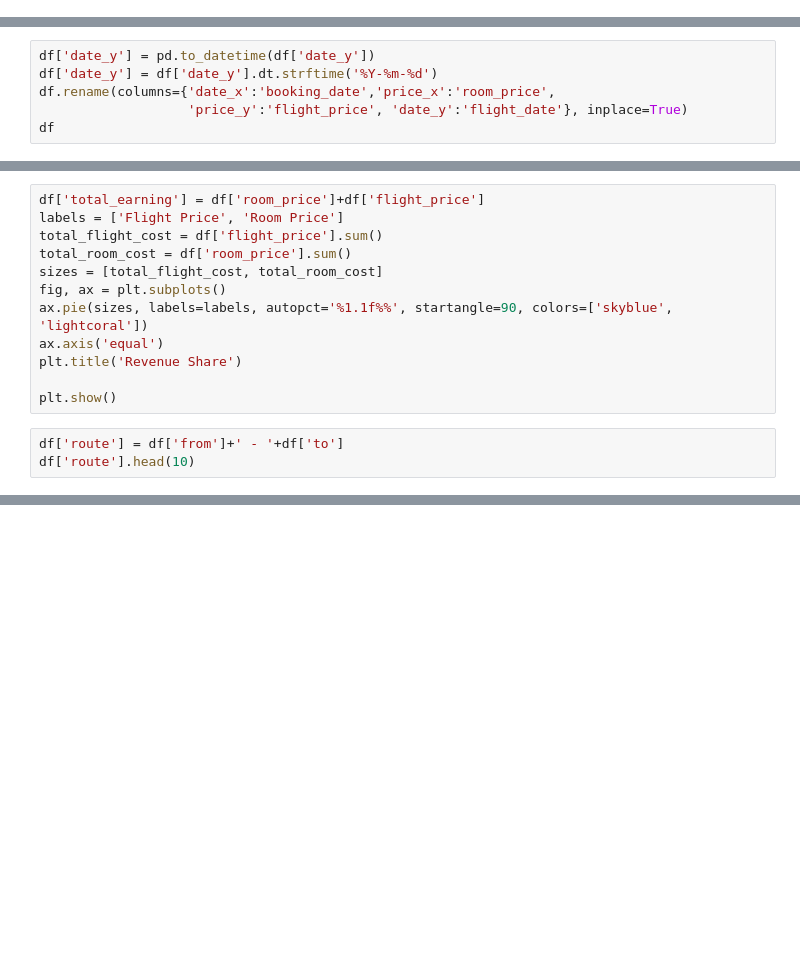
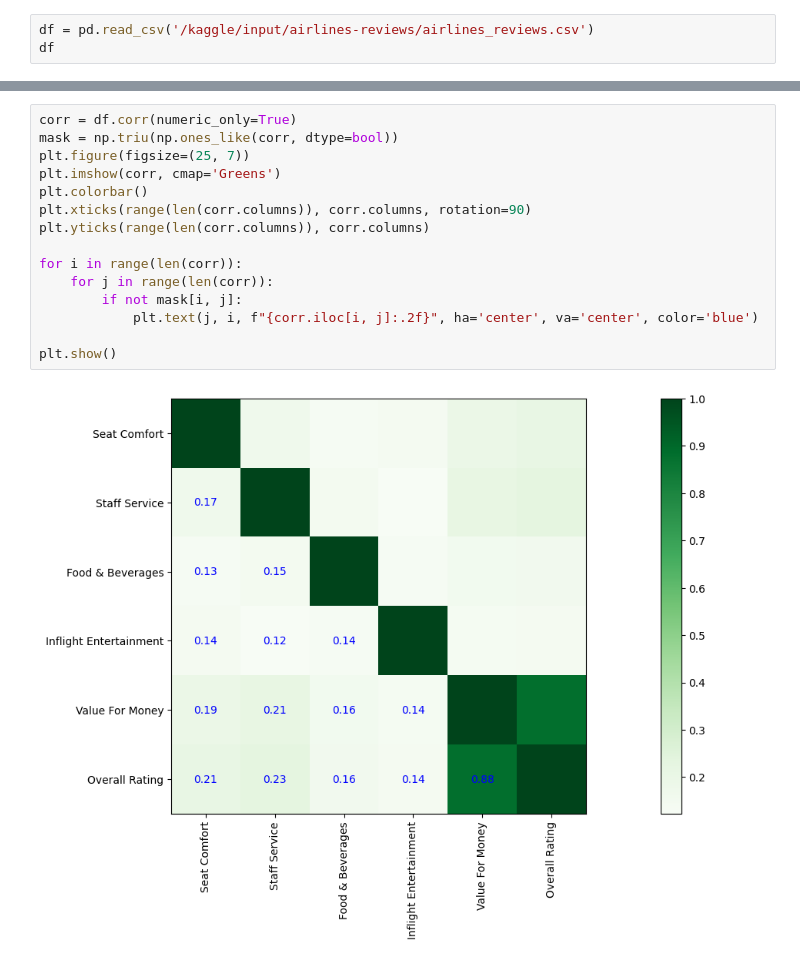
Before and after one commit to mohammadrezabayati/data_analysis, a Jupyter notebook: agoda/agoda.ipynb, the cells around one changed output, grey strips where cells are left out. Cells and saved outputs as stored; diff of their text form; blank space fills up the shorter version.

Commit message:
Kaggle Notebook | Airline Reviews | Version 6

```diff
--- a/agoda/agoda.ipynb
+++ b/agoda/agoda.ipynb
@@ -116,0 +6,3 @@ df
+# %%
+df = pd.read_csv('/kaggle/input/airlines-reviews/airlines_reviews.csv')
+df
@@ -138,6 +54,0 @@ plt.show()
-# %%
-df['date_y'] = pd.to_datetime(df['date_y'])
-df['date_y'] = df['date_y'].dt.strftime('%Y-%m-%d')
-df.rename(columns={'date_x':'booking_date','price_x':'room_price',
-                   'price_y':'flight_price', 'date_y':'flight_date'}, inplace=True)
-df
@@ -200,15 +54,0 @@ plt.scatter(df['distance'],
-# %%
-df['total_earning'] = df['room_price']+df['flight_price']
-labels = ['Flight Price', 'Room Price']
-total_flight_cost = df['flight_price'].sum()
-total_room_cost = df['room_price'].sum()
-sizes = [total_flight_cost, total_room_cost]
-fig, ax = plt.subplots()
-ax.pie(sizes, labels=labels, autopct='%1.1f%%', startangle=90, colors=['skyblue', 'lightcoral'])
-ax.axis('equal')
-plt.title('Revenue Share')
-
-plt.show()
-# %%
-df['route'] = df['from']+' - '+df['to']
-df['route'].head(10)
@@ -240,0 +153,17 @@ df
+# %%
+corr = df.corr(numeric_only=True)
+mask = np.triu(np.ones_like(corr, dtype=bool))
+plt.figure(figsize=(25, 7))
+plt.imshow(corr, cmap='Greens')
+plt.colorbar()
+plt.xticks(range(len(corr.columns)), corr.columns, rotation=90)
+plt.yticks(range(len(corr.columns)), corr.columns)
+
+for i in range(len(corr)):
+    for j in range(len(corr)):
+        if not mask[i, j]:
+            plt.text(j, i, f"{corr.iloc[i, j]:.2f}", ha='center', va='center', color='blue')
+
+plt.show()
+# %% [output]
+[figure, added]
```
Also changed, not shown: parts of 61 cells of this notebook.
